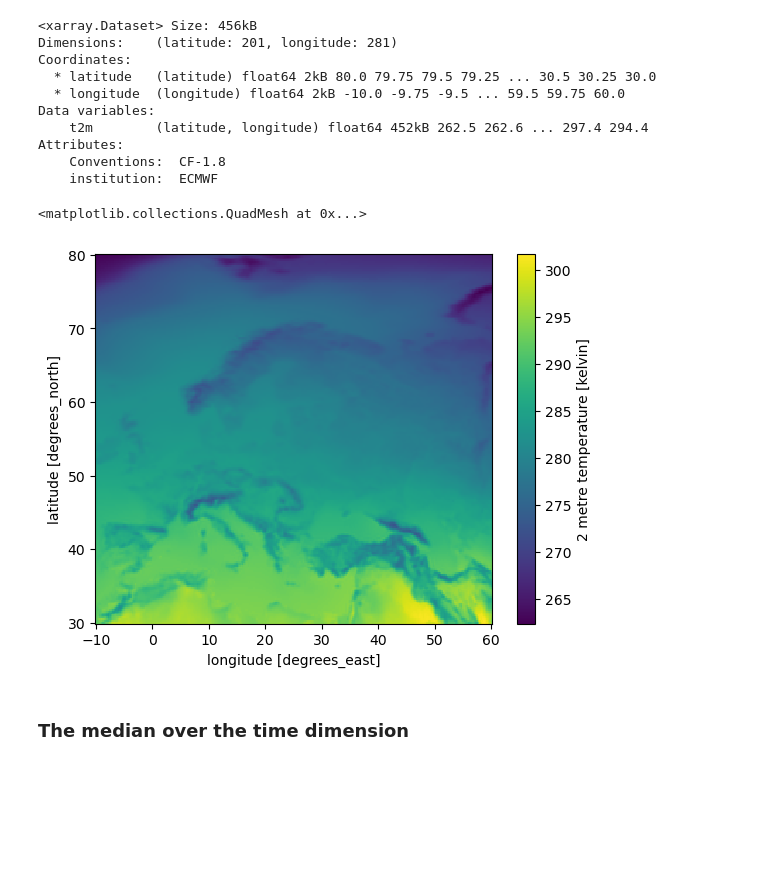
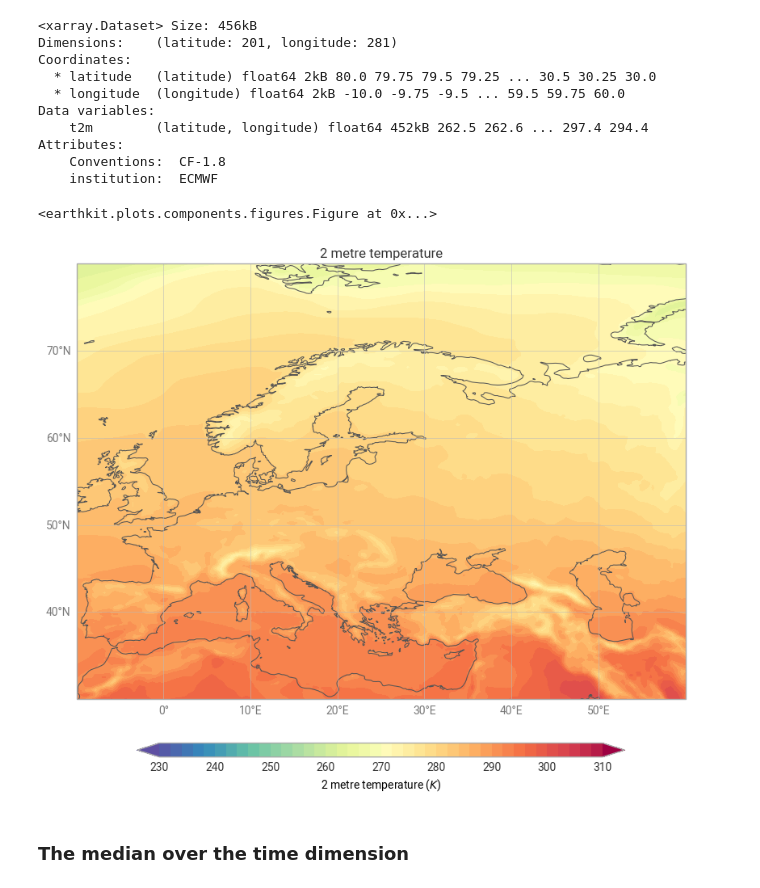
Before and after one commit to ecmwf/earthkit-transforms, a Jupyter notebook: docs/notebooks/temporal/01-era5-general-methods.ipynb, the cells around one changed output. Saved outputs shown, nothing was run; the diff lists cells and outputs as text; code cells hidden in the pictures; blank space fills up the shorter version.

```diff
--- a/docs/notebooks/temporal/01-era5-general-methods.ipynb
+++ b/docs/notebooks/temporal/01-era5-general-methods.ipynb
@@ -64,10 +62,12 @@ Attributes:
     institution:  ECMWF
 # %%
 # A simple matplotlib plot to view the data:
-ekp.quickplot(era5_t_mean.t2m)
+ekp.quickplot(
+    era5_t_mean.t2m,
+)
 # %% [output]
-<matplotlib.collections.QuadMesh at 0x...>
+<earthkit.plots.components.figures.Figure at 0x...>
-[figure, old version]
+[figure, new version]
 # %% [markdown]
 ### The median over the time dimension
 # %%
```
Also changed, not shown: parts of 6 cells of this notebook, 3 other files.
